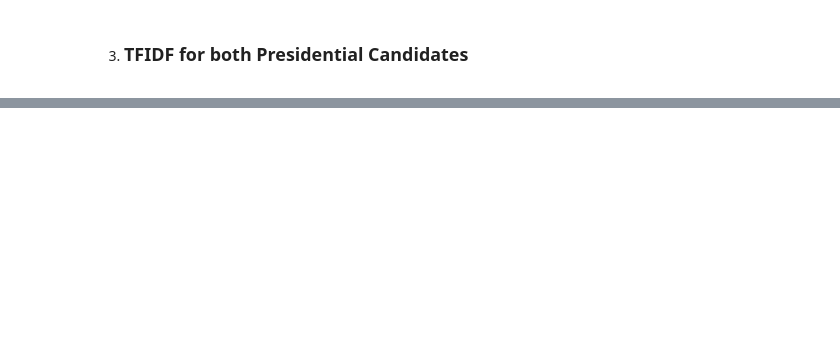
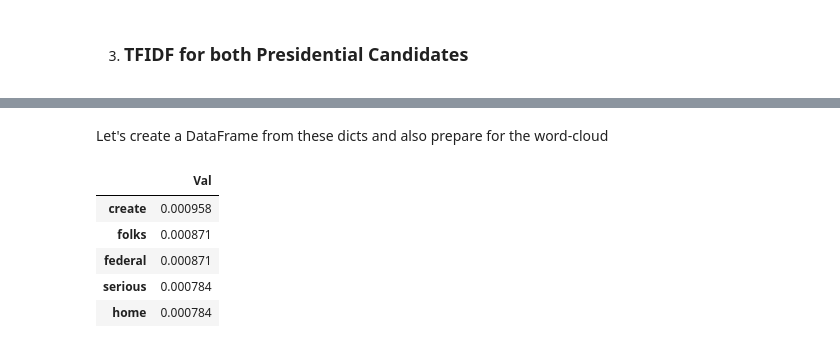
Before and after one commit to Lawrence-Krukrubo/Text-Based-AI, a Jupyter notebook: trump_biden_2020.ipynb, the cells around one changed output, grey strips where cells are left out. Saved outputs shown, nothing was run; the diff lists cells and outputs as text; code cells hidden in the pictures; blank space fills up the shorter version.

```diff
--- a/trump_biden_2020.ipynb
+++ b/trump_biden_2020.ipynb
@@ -251,0 +272,38 @@ We  shall use a process called tfidf to figure this out.
+# %%
+class Tfidf(object):
+    """instantiate a Tfidf object to compute TF-IDF scores
+        across a corpus of text documents.
+    """
+    def __init__(self, docs, doc_names):
+        self.docs = docs
+        self.doc_names = doc_names
+
+    def _tf(self, word, doc):
+        lenOfDoc = len(doc)
+        if lenOfDoc < 1: return 0
+        else: return doc.count(word) / lenOfDoc
+
+    def _contains(self, word, docs):
+        return sum(1 for doc in docs if word in doc)
+
+    def _idf(self, word, docs):
+        docsCount = self._contains(word, docs)
+        if docsCount < 1 : return 0
+        else: return math.log(len(docs) / docsCount)
+
+    def tfidf(self):
+        print('-----------------------------------------------------------')
+        master = {}
+        for i, doc in enumerate(docs):
+            print("Top words in document {}".format(doc_names[i]))
+            master[doc_names[i]] = {}
+            scores = {word: (self._tf(word,doc) * self._idf(word, docs)) for word in doc}
+            sorted_words = sorted(scores.items(), key=lambda x: x[1], reverse=True)
+            for word, score in sorted_words[:10]:
+                print("\tWord: {}, TF-IDF: {}".format(word, round(score, 5)))
+                master[doc_names[i]][word] = [round(score, 6)]
+            print()
+        return master
+# %%
+# Let's instantiate a Tfidf class object
+text_docs = Tfidf(docs, doc_names)
@@ -251,0 +356,13 @@ We  shall use a process called tfidf to figure this out.
+# %% [markdown]
+Let's create a DataFrame from these dicts and also prepare for the word-cloud
+# %%
+biden_tfidf = pd.DataFrame(tfidf_summary['Biden-Corpus']).T
+biden_tfidf.columns = ['Val']
+biden_tfidf.head()
+# %% [output]
+|  | Val |
+| create | 0.000958 |
+| folks | 0.000871 |
+| federal | 0.000871 |
+| serious | 0.000784 |
+| home | 0.000784 |
```
Also changed, not shown: parts of 26 cells of this notebook.
